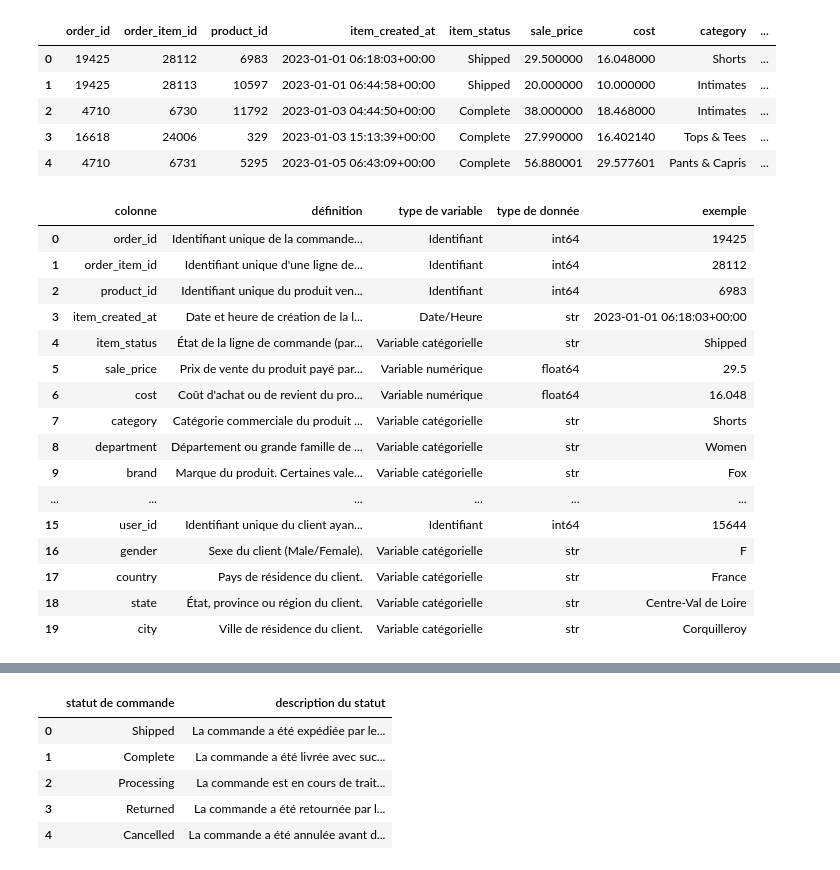
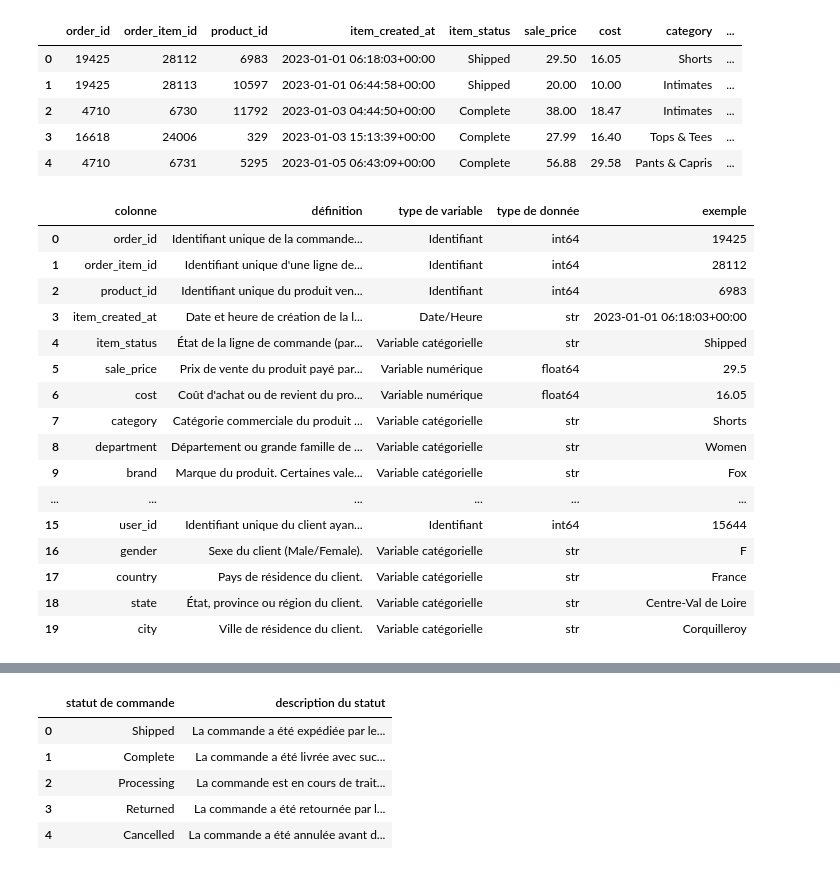
Before and after one commit to glimaleba/projet_thelook, a Jupyter notebook: notebooks/01_EDA_python.ipynb, the cells around one changed output, grey strips where cells are left out. Drawn from its saved outputs; the diff is of its cells as text; code cells hidden in the pictures.

```diff
--- a/notebooks/01_EDA_python.ipynb
+++ b/notebooks/01_EDA_python.ipynb
@@ -1,19 +1,19 @@
 # %%
 ############CHARGEMENT DU CSV ET TABLEAU DE DESCRIPTION DES COLONNES########
 
 # Chargement du CSV et vue des 5 premières lignes
 import pandas as pd
 df = pd.read_csv("../data/thelook_fr_women_2023_2024.csv")
 # Nous allons préserver les données brutes et travailler en toute sécurité sur une version modifiable, une copie.
-df_copie = df.copy()
+df_copie = df.copy().round(2)
 df_copie.head()
 # %% [output]
 |  | order_id | order_item_id | product_id | item_created_at | item_status | sale_price | cost | category | ... |
-| 0 | 19425 | 28112 | 6983 | 2023-01-01 06:18:03+00:00 | Shipped | 29.500000 | 16.048000 | Shorts | ... |
-| 1 | 19425 | 28113 | 10597 | 2023-01-01 06:44:58+00:00 | Shipped | 20.000000 | 10.000000 | Intimates | ... |
-| 2 | 4710 | 6730 | 11792 | 2023-01-03 04:44:50+00:00 | Complete | 38.000000 | 18.468000 | Intimates | ... |
-| 3 | 16618 | 24006 | 329 | 2023-01-03 15:13:39+00:00 | Complete | 27.990000 | 16.402140 | Tops & Tees | ... |
-| 4 | 4710 | 6731 | 5295 | 2023-01-05 06:43:09+00:00 | Complete | 56.880001 | 29.577601 | Pants & Capris | ... |
+| 0 | 19425 | 28112 | 6983 | 2023-01-01 06:18:03+00:00 | Shipped | 29.50 | 16.05 | Shorts | ... |
+| 1 | 19425 | 28113 | 10597 | 2023-01-01 06:44:58+00:00 | Shipped | 20.00 | 10.00 | Intimates | ... |
+| 2 | 4710 | 6730 | 11792 | 2023-01-03 04:44:50+00:00 | Complete | 38.00 | 18.47 | Intimates | ... |
+| 3 | 16618 | 24006 | 329 | 2023-01-03 15:13:39+00:00 | Complete | 27.99 | 16.40 | Tops & Tees | ... |
+| 4 | 4710 | 6731 | 5295 | 2023-01-05 06:43:09+00:00 | Complete | 56.88 | 29.58 | Pants & Capris | ... |
 # %%
 import sys
 from pathlib import Path
@@ -27,7 +27,7 @@ definitions: list[str] = [
     "Date et heure de création de la ligne de commande (ajout du produit à la commande).",
     "État de la ligne de commande (par exemple : Shipped,Complete,Processing,Returned,Cancelled).",
     "Prix de vente du produit payé par le client.",
-    "Coût d'achat ou de revient du produit pour l'entreprise. Sert au calcul de la marge.",
+    "Coût d'achat ou de revient du produit pour l'entreprise. Sert au calcul de la marge_par_mois_2023_2024.",
     "Catégorie commerciale du produit (ex. : Jeans, Shorts, Accessories).",
     "Département ou grande famille de produits (ex. : Women).",
     "Marque du produit. Certaines valeurs peuvent être manquantes.",
@@ -87,7 +87,7 @@ description_colonnes_dataset_df
 | 3 | item_created_at | Date et heure de création de la l... | Date/Heure | str | 2023-01-01 06:18:03+00:00 |
 | 4 | item_status | État de la ligne de commande (par... | Variable catégorielle | str | Shipped |
 | 5 | sale_price | Prix de vente du produit payé par... | Variable numérique | float64 | 29.5 |
-| 6 | cost | Coût d'achat ou de revient du pro... | Variable numérique | float64 | 16.048 |
+| 6 | cost | Coût d'achat ou de revient du pro... | Variable numérique | float64 | 16.05 |
 | 7 | category | Catégorie commerciale du produit ... | Variable catégorielle | str | Shorts |
 | 8 | department | Département ou grande famille de ... | Variable catégorielle | str | Women |
 | 9 | brand | Marque du produit. Certaines vale... | Variable catégorielle | str | Fox |
```
Also changed, not shown: parts of 36 cells of this notebook.
